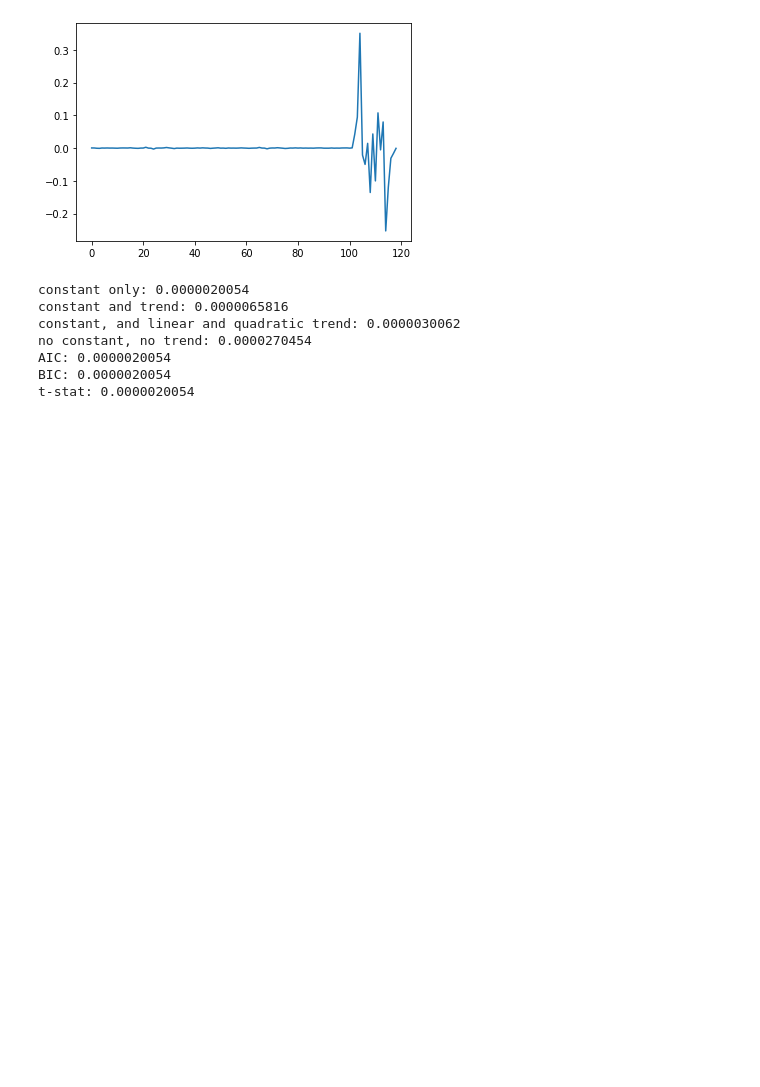
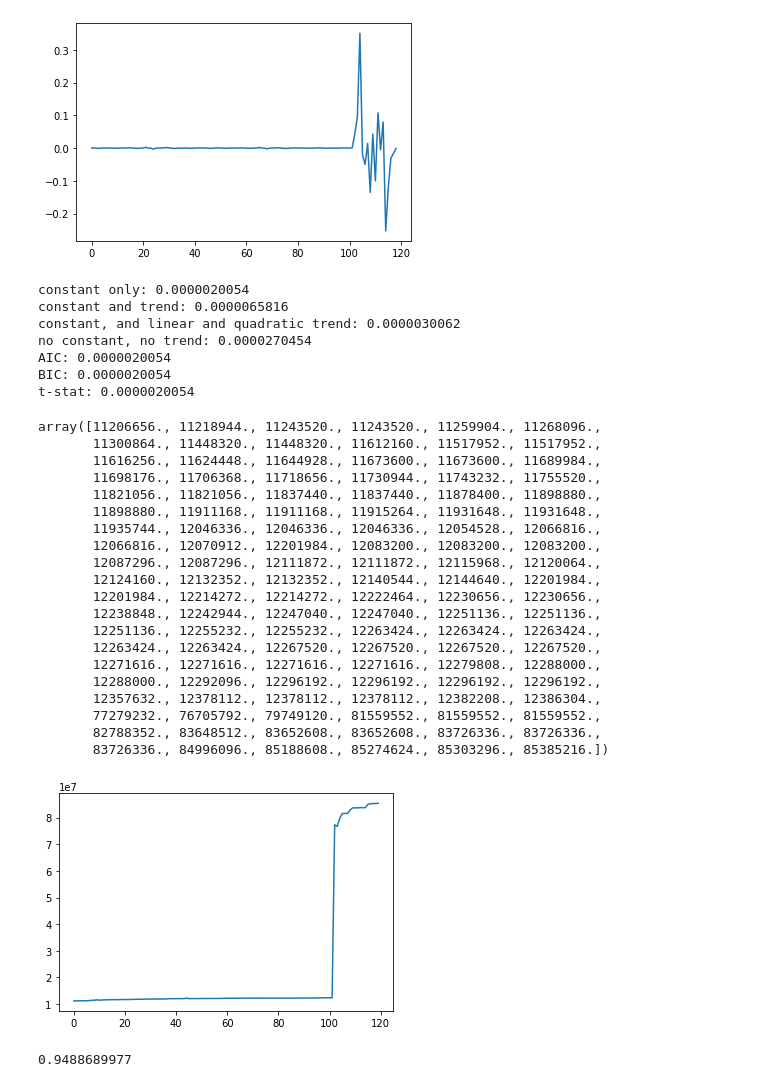
Before and after one commit to ai4sre/meltria-analyzer, a Jupyter notebook: notebooks/verify_adf_test.ipynb, the cells around one changed output. Saved outputs shown, nothing was run; the diff lists cells and outputs as text; code cells hidden in the pictures; blank space fills up the shorter version.

```diff
--- a/notebooks/verify_adf_test.ipynb
+++ b/notebooks/verify_adf_test.ipynb
@@ -97,3 +97,35 @@ no constant, no trend: 0.0000270454
 AIC: 0.0000020054
 BIC: 0.0000020054
 t-stat: 0.0000020054
+# %%
+filepath = '/tmp/sockshop/metrics-b2qdj-retrievd_20210904/2021-08-18-argowf-chaos-b2qdj-user_pod-memory-hog_3.json'
+data_df, _, metrics_meta = tsdr.read_metrics_json(filepath)
+series = data_df['c-user_memory_working_set_bytes'].to_numpy()
+plt.plot(series)
+series
+# %% [output]
+array([11206656., 11218944., 11243520., 11243520., 11259904., 11268096.,
+       11300864., 11448320., 11448320., 11612160., 11517952., 11517952.,
+       11616256., 11624448., 11644928., 11673600., 11673600., 11689984.,
+       11698176., 11706368., 11718656., 11730944., 11743232., 11755520.,
+       11821056., 11821056., 11837440., 11837440., 11878400., 11898880.,
+       11898880., 11911168., 11911168., 11915264., 11931648., 11931648.,
+       11935744., 12046336., 12046336., 12046336., 12054528., 12066816.,
+       12066816., 12070912., 12201984., 12083200., 12083200., 12083200.,
+       12087296., 12087296., 12111872., 12111872., 12115968., 12120064.,
+       12124160., 12132352., 12132352., 12140544., 12144640., 12201984.,
+       12201984., 12214272., 12214272., 12222464., 12230656., 12230656.,
+       12238848., 12242944., 12247040., 12247040., 12251136., 12251136.,
+       12251136., 12255232., 12255232., 12263424., 12263424., 12263424.,
+       12263424., 12263424., 12267520., 12267520., 12267520., 12267520.,
+       12271616., 12271616., 12271616., 12271616., 12279808., 12288000.,
+       12288000., 12292096., 12296192., 12296192., 12296192., 12296192.,
+       12357632., 12378112., 12378112., 12378112., 12382208., 12386304.,
+       77279232., 76705792., 79749120., 81559552., 81559552., 81559552.,
+       82788352., 83648512., 83652608., 83652608., 83726336., 83726336.,
+       83726336., 84996096., 85188608., 85274624., 85303296., 85385216.])
+[figure, added]
+# %%
+print(f"{adfuller(series)[1]:.10f}") # p_value
+# %% [output]
+0.9488689977
```
Also changed, not shown: parts of 5 cells of this notebook.
